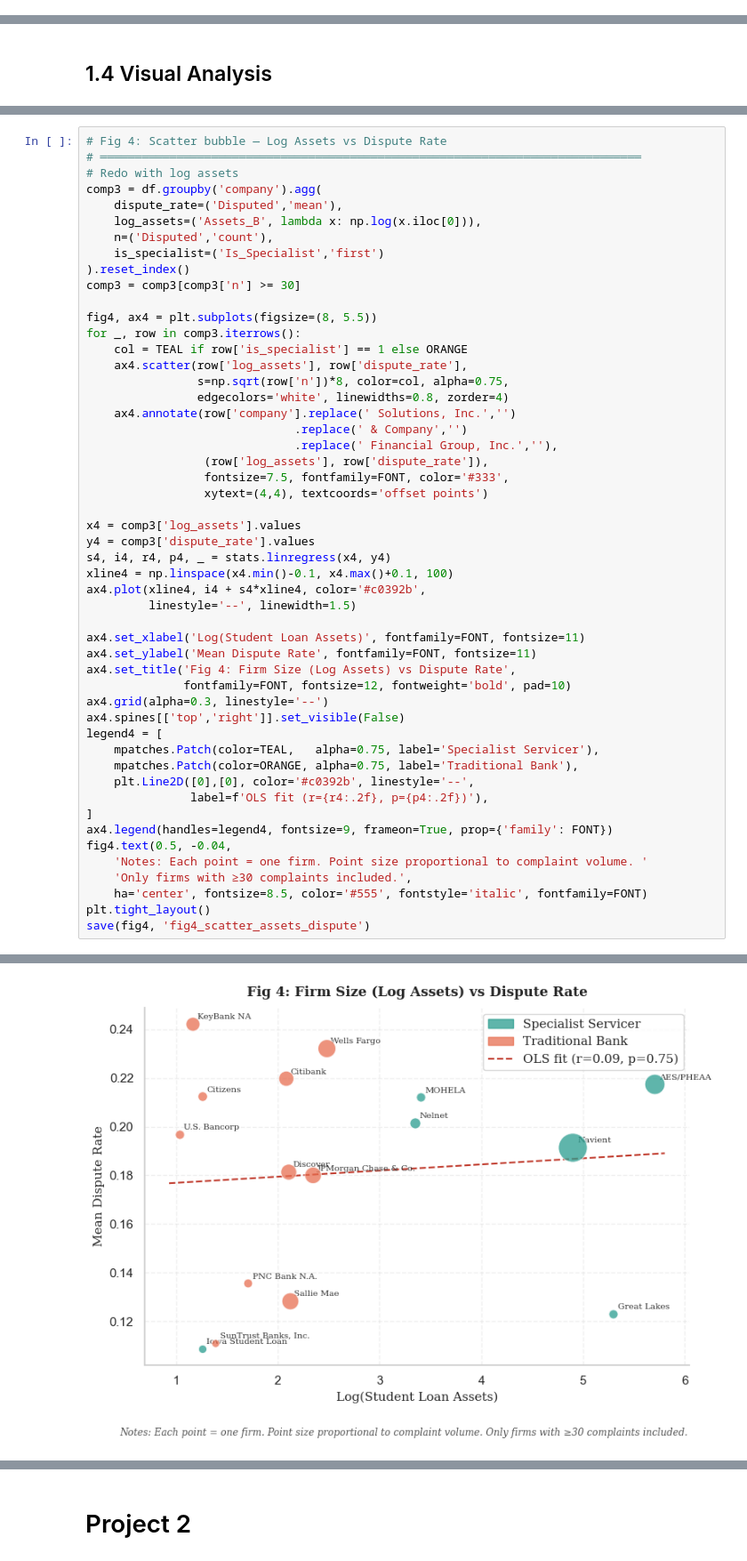
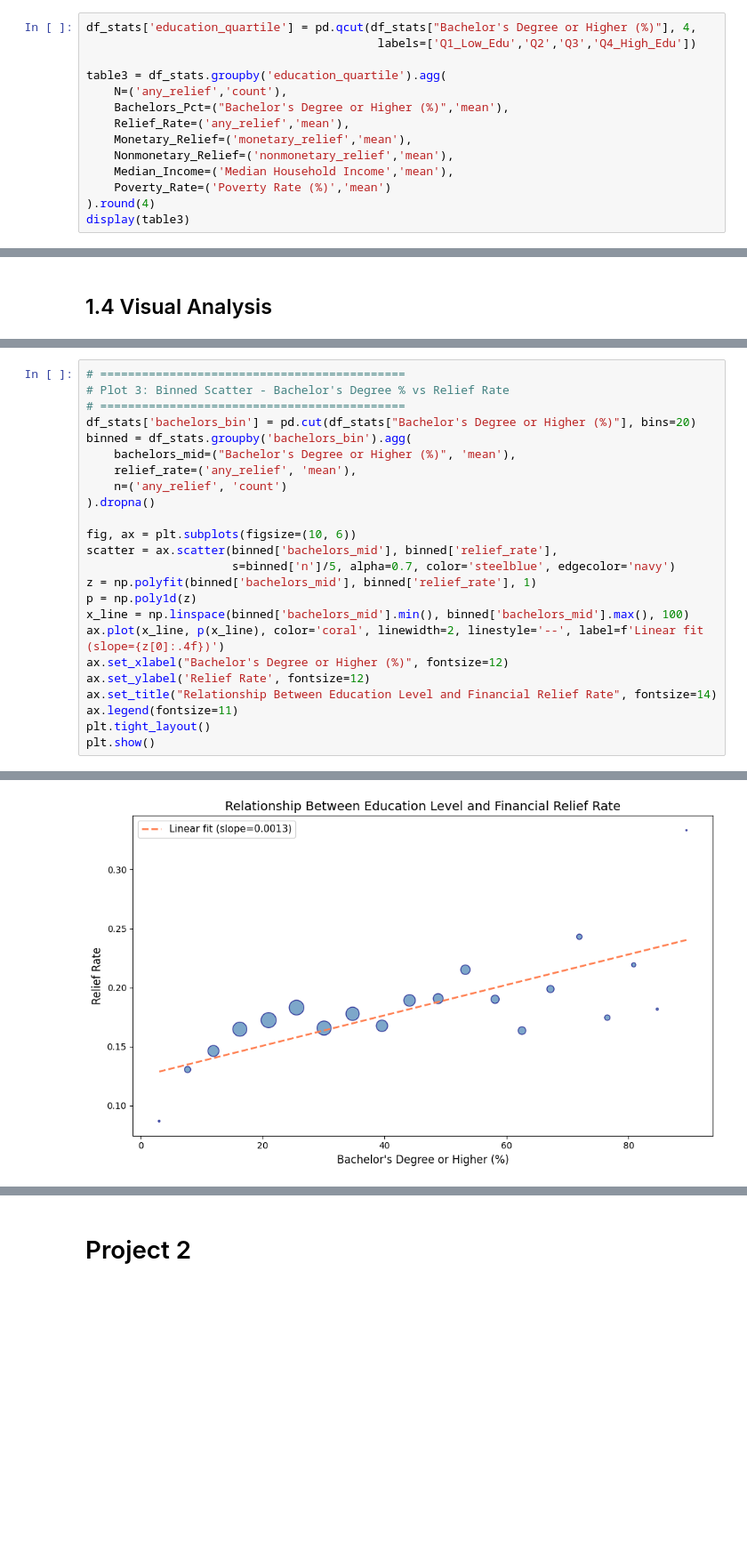
Before and after one commit to HuiqiZhao1/eco225-project-HuiqiZhao, a Jupyter notebook: Final Project/Fianl Project.ipynb, the cells around one changed output, grey strips where cells are left out. Shown at 89% size. Drawn from its saved outputs; the diff is of its cells as text; blank space fills up the shorter version.

```diff
--- a/Final Project/Fianl Project.ipynb
+++ b/Final Project/Fianl Project.ipynb
@@ -411,0 +322,14 @@ Table 2 stratifies the sample by institution type. Dispute rates are nearly iden
+# %%
+df_stats['education_quartile'] = pd.qcut(df_stats["Bachelor's Degree or Higher (%)"], 4,
+                                          labels=['Q1_Low_Edu','Q2','Q3','Q4_High_Edu'])
+
+table3 = df_stats.groupby('education_quartile').agg(
+    N=('any_relief','count'),
+    Bachelors_Pct=("Bachelor's Degree or Higher (%)",'mean'),
+    Relief_Rate=('any_relief','mean'),
+    Monetary_Relief=('monetary_relief','mean'),
+    Nonmonetary_Relief=('nonmonetary_relief','mean'),
+    Median_Income=('Median Household Income','mean'),
+    Poverty_Rate=('Poverty Rate (%)','mean')
+).round(4)
+display(table3)
@@ -631,52 +412,25 @@ Figure 3 constructs a new firm-level variable — the company-level relief rate
 # %%
-# Fig 4: Scatter bubble — Log Assets vs Dispute Rate
-# ══════════════════════════════════════════════════════════════════════════════
-# Redo with log assets
-comp3 = df.groupby('company').agg(
-    dispute_rate=('Disputed','mean'),
-    log_assets=('Assets_B', lambda x: np.log(x.iloc[0])),
-    n=('Disputed','count'),
-    is_specialist=('Is_Specialist','first')
-).reset_index()
-comp3 = comp3[comp3['n'] >= 30]
+# ============================================
+# Plot 3: Binned Scatter - Bachelor's Degree % vs Relief Rate
+# ============================================
+df_stats['bachelors_bin'] = pd.cut(df_stats["Bachelor's Degree or Higher (%)"], bins=20)
+binned = df_stats.groupby('bachelors_bin').agg(
+    bachelors_mid=("Bachelor's Degree or Higher (%)", 'mean'),
+    relief_rate=('any_relief', 'mean'),
+    n=('any_relief', 'count')
+).dropna()
 
-fig4, ax4 = plt.subplots(figsize=(8, 5.5))
-for _, row in comp3.iterrows():
-    col = TEAL if row['is_specialist'] == 1 else ORANGE
-    ax4.scatter(row['log_assets'], row['dispute_rate'],
-                s=np.sqrt(row['n'])*8, color=col, alpha=0.75,
-                edgecolors='white', linewidths=0.8, zorder=4)
-    ax4.annotate(row['company'].replace(' Solutions, Inc.','')
-                              .replace(' & Company','')
-                              .replace(' Financial Group, Inc.',''),
-                 (row['log_assets'], row['dispute_rate']),
-                 fontsize=7.5, fontfamily=FONT, color='#333',
-                 xytext=(4,4), textcoords='offset points')
-
-x4 = comp3['log_assets'].values
-y4 = comp3['dispute_rate'].values
-s4, i4, r4, p4, _ = stats.linregress(x4, y4)
-xline4 = np.linspace(x4.min()-0.1, x4.max()+0.1, 100)
-ax4.plot(xline4, i4 + s4*xline4, color='#c0392b',
-         linestyle='--', linewidth=1.5)
-
-ax4.set_xlabel('Log(Student Loan Assets)', fontfamily=FONT, fontsize=11)
-ax4.set_ylabel('Mean Dispute Rate', fontfamily=FONT, fontsize=11)
-ax4.set_title('Fig 4: Firm Size (Log Assets) vs Dispute Rate',
-              fontfamily=FONT, fontsize=12, fontweight='bold', pad=10)
-ax4.grid(alpha=0.3, linestyle='--')
-ax4.spines[['top','right']].set_visible(False)
-legend4 = [
-    mpatches.Patch(color=TEAL,   alpha=0.75, label='Specialist Servicer'),
-    mpatches.Patch(color=ORANGE, alpha=0.75, label='Traditional Bank'),
-    plt.Line2D([0],[0], color='#c0392b', linestyle='--',
-               label=f'OLS fit (r={r4:.2f}, p={p4:.2f})'),
-]
-ax4.legend(handles=legend4, fontsize=9, frameon=True, prop={'family': FONT})
-fig4.text(0.5, -0.04,
-    'Notes: Each point = one firm. Point size proportional to complaint volume. '
-    'Only firms with ≥30 complaints included.',
-    ha='center', fontsize=8.5, color='#555', fontstyle='italic', fontfamily=FONT)
+fig, ax = plt.subplots(figsize=(10, 6))
+scatter = ax.scatter(binned['bachelors_mid'], binned['relief_rate'],
+                     s=binned['n']/5, alpha=0.7, color='steelblue', edgecolor='navy')
+z = np.polyfit(binned['bachelors_mid'], binned['relief_rate'], 1)
+p = np.poly1d(z)
+x_line = np.linspace(binned['bachelors_mid'].min(), binned['bachelors_mid'].max(), 100)
+ax.plot(x_line, p(x_line), color='coral', linewidth=2, linestyle='--', label=f'Linear fit (slope={z[0]:.4f})')
+ax.set_xlabel("Bachelor's Degree or Higher (%)", fontsize=12)
+ax.set_ylabel('Relief Rate', fontsize=12)
+ax.set_title("Relationship Between Education Level and Financial Relief Rate", fontsize=14)
+ax.legend(fontsize=11)
 plt.tight_layout()
-save(fig4, 'fig4_scatter_assets_dispute')
+plt.show()
 # %% [output]
@@ -684,2 +437,2 @@ Saved fig4_scatter_assets_dispute.png
-[figure, old version]
+[figure, new version]
 # %% [markdown]
```
Also changed, not shown: parts of 126 cells of this notebook, 44 other files.
